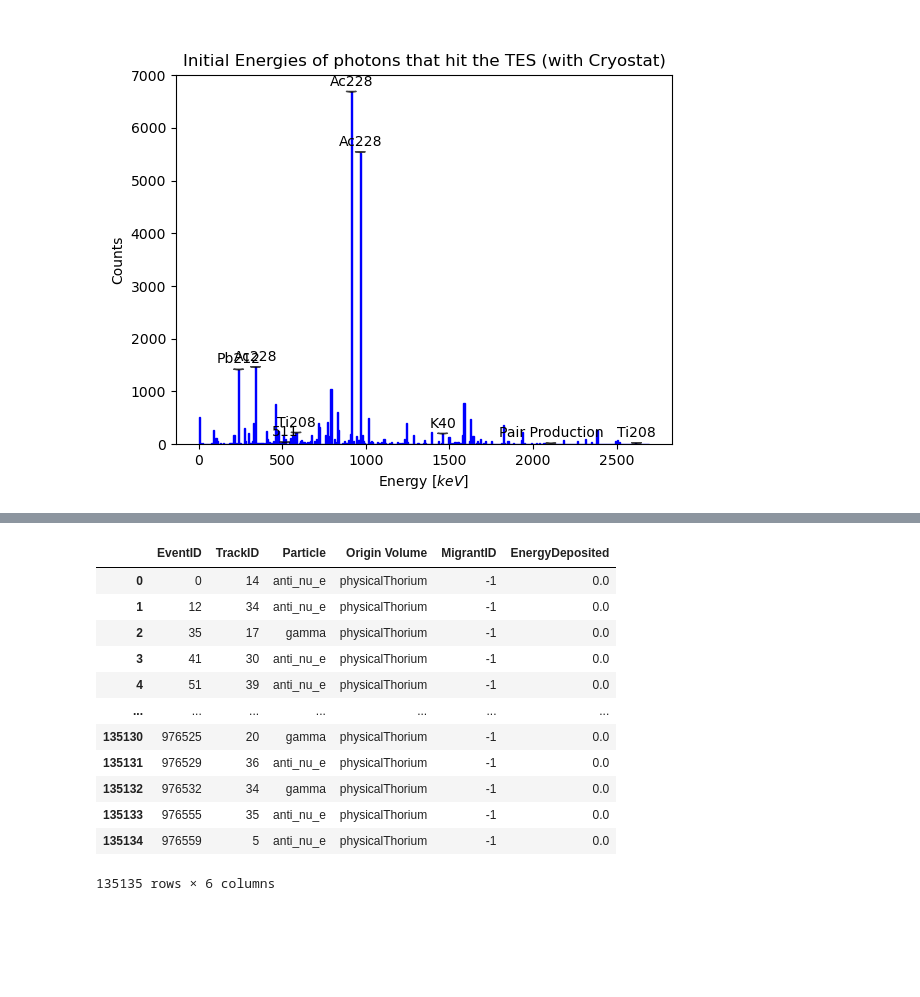
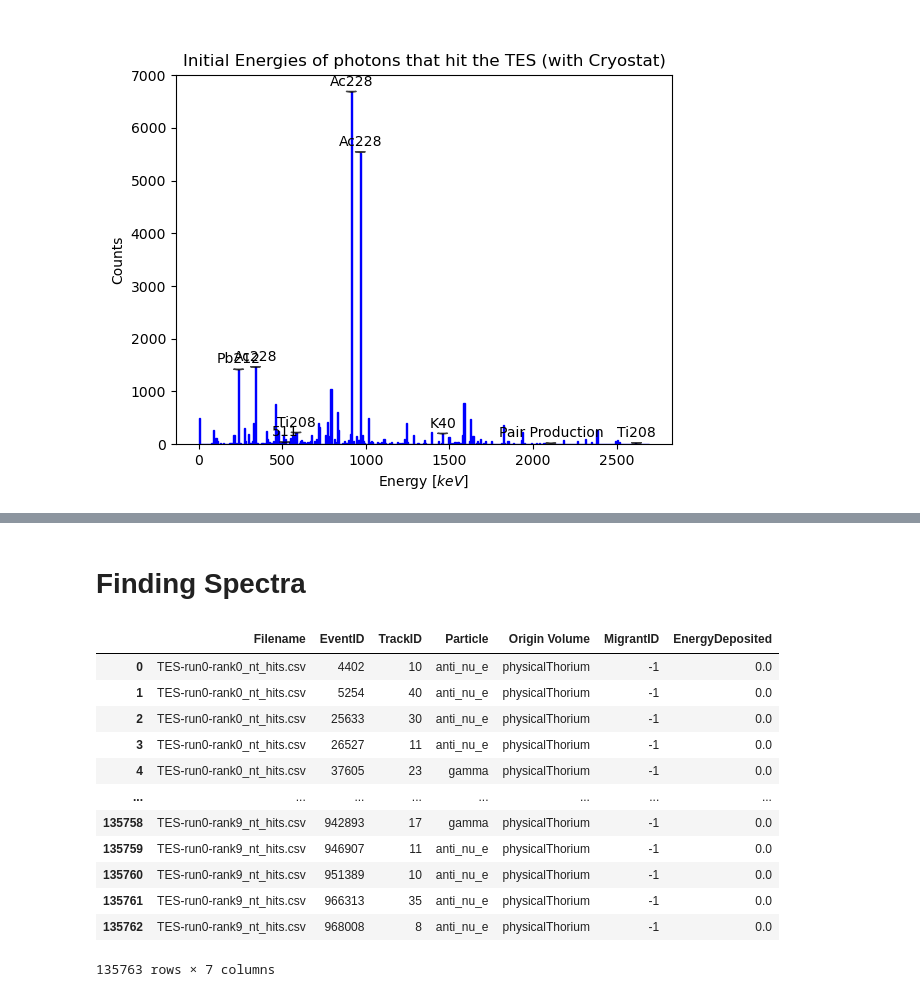
Before and after one commit to nyuad-astroparticle/tes-geant, a Jupyter notebook: analysis/thorium-calibration.ipynb, the cells around one changed output, grey strips where cells are left out. Saved outputs shown, nothing was run; the diff lists cells and outputs as text; code cells hidden in the pictures; blank space fills up the shorter version.

Commit message:
Add filename column to remove duplicates

```diff
--- a/analysis/thorium-calibration.ipynb
+++ b/analysis/thorium-calibration.ipynb
@@ -17,7 +19,6 @@ from tqdm.notebook import tqdm
 # Read the files
 
 # Parameters
-run                     = 'run3'
 header                  = ['EventID','TrackID','Particle','EnergyDeposited','XPosition','YPosition','ZPosition','LocalTime','Volume', 'Initial Energy', 'Origin Volume', 'MigrantID']
 
 # Find the files
@@ -28,7 +29,9 @@ filenames   = os.listdir(foldername)
 print(f'Found {len(filenames)} data files in {foldername}')
 
 def loadFile(filename):
-    return pd.read_csv(os.path.join(foldername,filename),skiprows=16,names=header)
+    df = pd.read_csv(os.path.join(foldername,filename),skiprows=16,names=header)
+    df.insert(0, 'Filename', filename)
+    return df
 
 loadFiles = parallel(loadFile)
 
@@ -219,17 +121,20 @@ data
+# %% [markdown]
+# Finding Spectra
 # %%
-data = data.groupby(['EventID','TrackID','Particle', 'Origin Volume', 'MigrantID'])['EnergyDeposited'].sum().reset_index()
+data = pd.concat(files)
+data = data.groupby(['Filename','EventID','TrackID','Particle', 'Origin Volume', 'MigrantID'])['EnergyDeposited'].sum().reset_index()
 data
 # %% [output]
-|  | EventID | TrackID | Particle | Origin Volume | MigrantID | EnergyDeposited |
-| 0 | 0 | 14 | anti_nu_e | physicalThorium | -1 | 0.0 |
-| 1 | 12 | 34 | anti_nu_e | physicalThorium | -1 | 0.0 |
-| 2 | 35 | 17 | gamma | physicalThorium | -1 | 0.0 |
-| 3 | 41 | 30 | anti_nu_e | physicalThorium | -1 | 0.0 |
-| 4 | 51 | 39 | anti_nu_e | physicalThorium | -1 | 0.0 |
-| ... | ... | ... | ... | ... | ... | ... |
-| 135130 | 976525 | 20 | gamma | physicalThorium | -1 | 0.0 |
-| 135131 | 976529 | 36 | anti_nu_e | physicalThorium | -1 | 0.0 |
-| 135132 | 976532 | 34 | gamma | physicalThorium | -1 | 0.0 |
-| 135133 | 976555 | 35 | anti_nu_e | physicalThorium | -1 | 0.0 |
-| 135134 | 976559 | 5 | anti_nu_e | physicalThorium | -1 | 0.0 |
+|  | Filename | EventID | TrackID | Particle | Origin Volume | MigrantID | EnergyDeposited |
+| 0 | TES-run0-rank0_nt_hits.csv | 4402 | 10 | anti_nu_e | physicalThorium | -1 | 0.0 |
+| 1 | TES-run0-rank0_nt_hits.csv | 5254 | 40 | anti_nu_e | physicalThorium | -1 | 0.0 |
+| 2 | TES-run0-rank0_nt_hits.csv | 25633 | 30 | anti_nu_e | physicalThorium | -1 | 0.0 |
+| 3 | TES-run0-rank0_nt_hits.csv | 26527 | 11 | anti_nu_e | physicalThorium | -1 | 0.0 |
+| 4 | TES-run0-rank0_nt_hits.csv | 37605 | 23 | gamma | physicalThorium | -1 | 0.0 |
+| ... | ... | ... | ... | ... | ... | ... | ... |
+| 135758 | TES-run0-rank9_nt_hits.csv | 942893 | 17 | gamma | physicalThorium | -1 | 0.0 |
+| 135759 | TES-run0-rank9_nt_hits.csv | 946907 | 11 | anti_nu_e | physicalThorium | -1 | 0.0 |
+| 135760 | TES-run0-rank9_nt_hits.csv | 951389 | 10 | anti_nu_e | physicalThorium | -1 | 0.0 |
+| 135761 | TES-run0-rank9_nt_hits.csv | 966313 | 35 | anti_nu_e | physicalThorium | -1 | 0.0 |
+| 135762 | TES-run0-rank9_nt_hits.csv | 968008 | 8 | anti_nu_e | physicalThorium | -1 | 0.0 |
-135135 rows × 6 columns
+135763 rows × 7 columns
```
Also changed, not shown: parts of 29 cells of this notebook.
